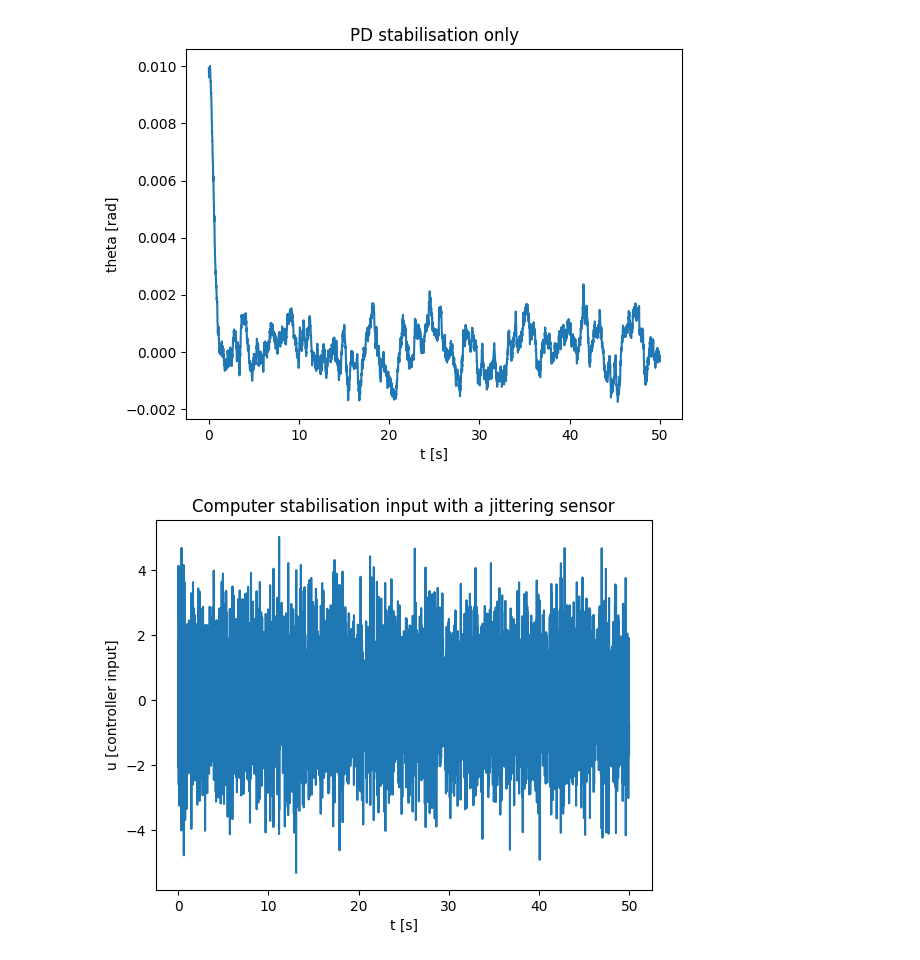
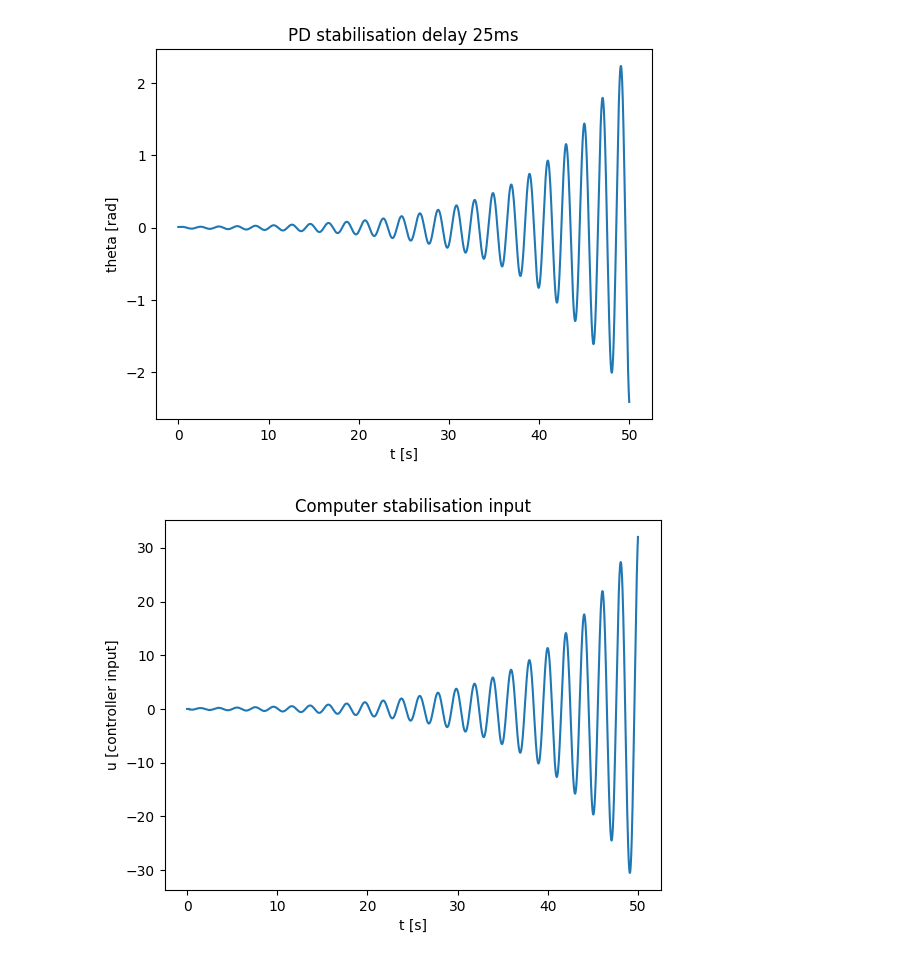
Before and after one commit to HamzaBanjanovic/fly-by-wire-simulation, a Jupyter notebook: simulation/sim1.ipynb, the cells around one changed output. Drawn from its saved outputs; the diff is of its cells as text; code cells hidden in the pictures.

Commit message:
Added delay

```diff
--- a/simulation/sim1.ipynb
+++ b/simulation/sim1.ipynb
@@ -26,6 +26,8 @@ e_prev = target - theta # initial error, if its
 Kp = 10
 Ki = 0
 Kd = 3
+
+queue = [0]*25 # delay, initial is all zeroes before the list gets filled up
 # %%
 for i in range(5000):
   # Sensors with a little noise
@@ -34,38 +36,40 @@ for i in range(5000):
   s3 = theta + random.gauss(0, 0.005) # Sensor 3
   sensors = sorted([s1, s2, s3])
 
-  e = target - sensors[1] # Negative if going up, signalling that the P part needs to go DOWN when influencing u (Kp*e)
+  e = target - theta # Negative if going up, signalling that the P part needs to go DOWN when influencing u (Kp*e)
   I = I + e*dt # little errors, adding them up over time
   D = (e - e_prev)/dt  # basically omega, just negative, telling us the direction the plane should to to get counterbalanced
   u = Kp*e + Ki*I + Kd*D # full controller input
   e_prev = e
 
 
+  queue.append(u) # add the current u, it will get its turn in len(queue) turns
+  u_used = queue.pop(0) # remove the first element and use it as computer input, meaning its behind len(queue) * 0.01 seconds
 
 
 
-  alpha = a * theta + b * u # theta times a, acceleration increases ever so slightly
+  alpha = a * theta + b * u_used # theta times a, acceleration increases ever so slightly
   omega = omega + alpha * dt # speed of rotation infleunced by the push meaning alpha
   theta = theta + omega * dt # current angle influenced by the sum of all previous speeds
   times.append(i * dt) # add the time axis little second by little second
   angles.append(theta) # add how the angle changes over time
-  u_values.append(u)
+  u_values.append(u_used) # add the current stick push
 # %%
 # Graphing the change of the angle over time using matmatplotlib
 import matplotlib.pyplot as plt
 plt.plot(times, angles)
 plt.xlabel("t [s]")
 plt.ylabel("theta [rad]")
-plt.title("PD stabilisation only")
+plt.title("PD stabilisation delay 25ms")
 plt.savefig("figure1.png", dpi=150)
 plt.show()
 
 plt.plot(times, u_values)
 plt.xlabel("t [s]")
 plt.ylabel("u [controller input]")
-plt.title("Computer stabilisation input with a jittering sensor")
+plt.title("Computer stabilisation input")
 plt.savefig("figure2.png", dpi=150)
 plt.show()
 # %% [output]
-[figure, old version]
+[figure, new version]
-[figure, old version]
+[figure, new version]
```
